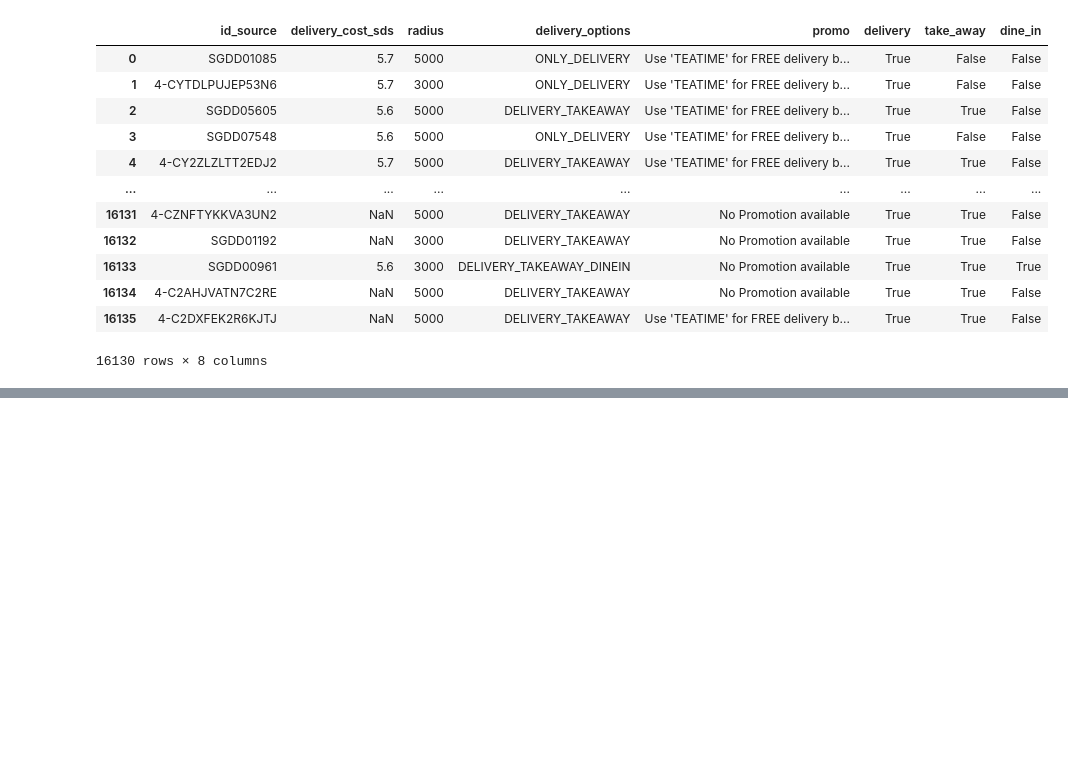
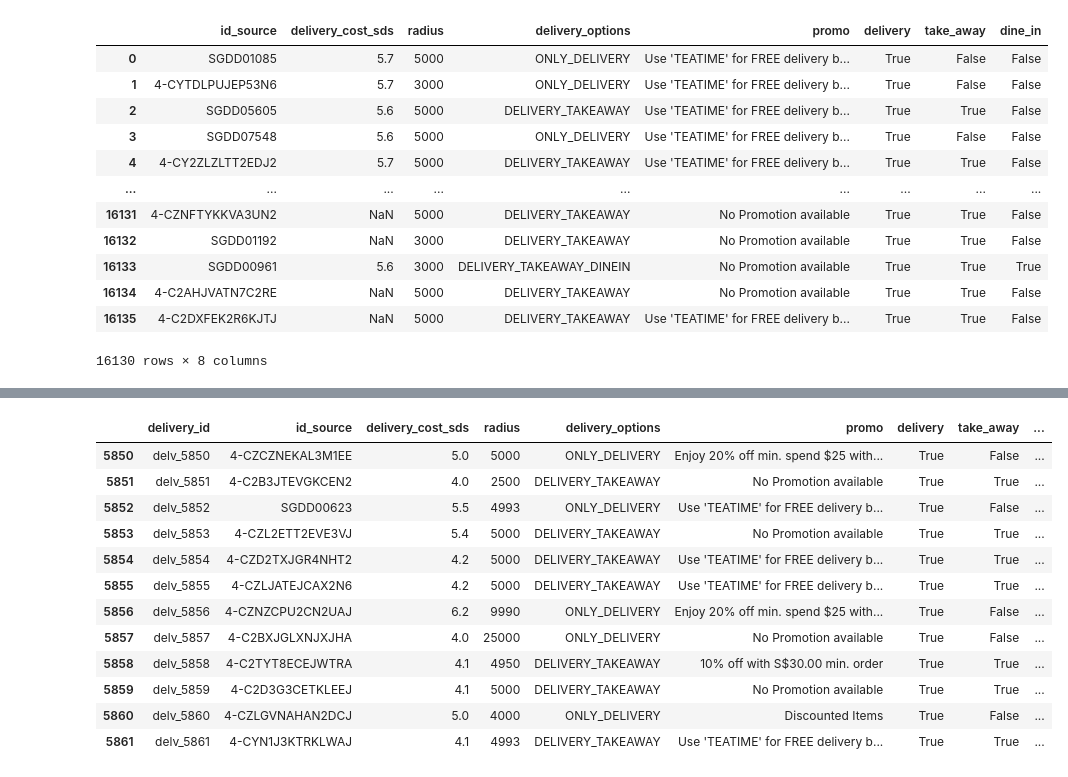
Before and after one commit to leehegithub/grab_restuarant_analysis, a Jupyter notebook: rosni_grab_restaurant.ipynb, the cells around one changed output, grey strips where cells are left out. Saved outputs shown, nothing was run; the diff lists cells and outputs as text; code cells hidden in the pictures; blank space fills up the shorter version.

Commit message:
added new index

```diff
--- a/rosni_grab_restaurant.ipynb
+++ b/rosni_grab_restaurant.ipynb
@@ -466,3 +450,10 @@ delivery_df
 | 16134 | 4-C2AHJVATN7C2RE | NaN | 5000 | DELIVERY_TAKEAWAY | No Promotion available | True | True | False |
 | 16135 | 4-C2DXFEK2R6KJTJ | NaN | 5000 | DELIVERY_TAKEAWAY | Use 'TEATIME' for FREE delivery b... | True | True | False |
 16130 rows × 8 columns
+# %%
+#adding new index column ,'delivery_id'.
+delivery_df['delivery_id']= 'delv_'+delivery_df.index.astype(str)
+
+delivery_df= delivery_df.set_index ('delivery_id').reset_index()
+
+delivery_df
@@ -468,0 +474,16 @@ delivery_df
+# %%
+delivery_df.iloc[5850:5862]
+# %% [output]
+|  | delivery_id | id_source | delivery_cost_sds | radius | delivery_options | promo | delivery | take_away | ... |
+| 5850 | delv_5850 | 4-CZCZNEKAL3M1EE | 5.0 | 5000 | ONLY_DELIVERY | Enjoy 20% off min. spend $25 with... | True | False | ... |
+| 5851 | delv_5851 | 4-C2B3JTEVGKCEN2 | 4.0 | 2500 | DELIVERY_TAKEAWAY | No Promotion available | True | True | ... |
+| 5852 | delv_5852 | SGDD00623 | 5.5 | 4993 | ONLY_DELIVERY | Use 'TEATIME' for FREE delivery b... | True | False | ... |
+| 5853 | delv_5853 | 4-CZL2ETT2EVE3VJ | 5.4 | 5000 | DELIVERY_TAKEAWAY | No Promotion available | True | True | ... |
+| 5854 | delv_5854 | 4-CZD2TXJGR4NHT2 | 4.2 | 5000 | DELIVERY_TAKEAWAY | Use 'TEATIME' for FREE delivery b... | True | True | ... |
+| 5855 | delv_5855 | 4-CZLJATEJCAX2N6 | 4.2 | 5000 | DELIVERY_TAKEAWAY | Use 'TEATIME' for FREE delivery b... | True | True | ... |
+| 5856 | delv_5856 | 4-CZNZCPU2CN2UAJ | 6.2 | 9990 | ONLY_DELIVERY | Enjoy 20% off min. spend $25 with... | True | False | ... |
+| 5857 | delv_5857 | 4-C2BXJGLXNJXJHA | 4.0 | 25000 | ONLY_DELIVERY | No Promotion available | True | False | ... |
+| 5858 | delv_5858 | 4-C2TYT8ECEJWTRA | 4.1 | 4950 | DELIVERY_TAKEAWAY | 10% off with S$30.00 min. order | True | True | ... |
+| 5859 | delv_5859 | 4-C2D3G3CETKLEEJ | 4.1 | 5000 | DELIVERY_TAKEAWAY | No Promotion available | True | True | ... |
+| 5860 | delv_5860 | 4-CZLGVNAHAN2DCJ | 5.0 | 4000 | ONLY_DELIVERY | Discounted Items | True | False | ... |
+| 5861 | delv_5861 | 4-CYN1J3KTRKLWAJ | 4.1 | 4993 | DELIVERY_TAKEAWAY | Use 'TEATIME' for FREE delivery b... | True | True | ... |
```
Also changed, not shown: parts of 4 cells of this notebook, 2 other files.
